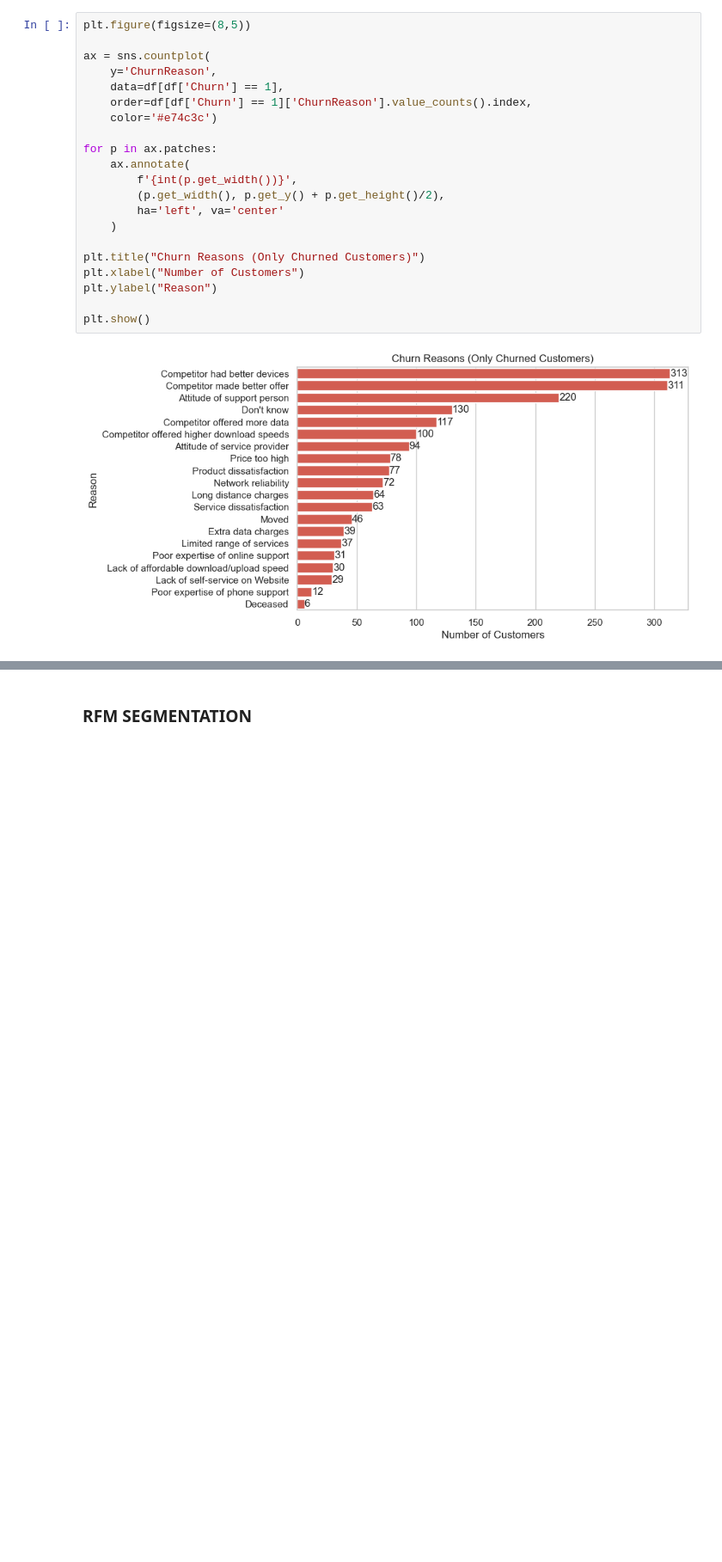
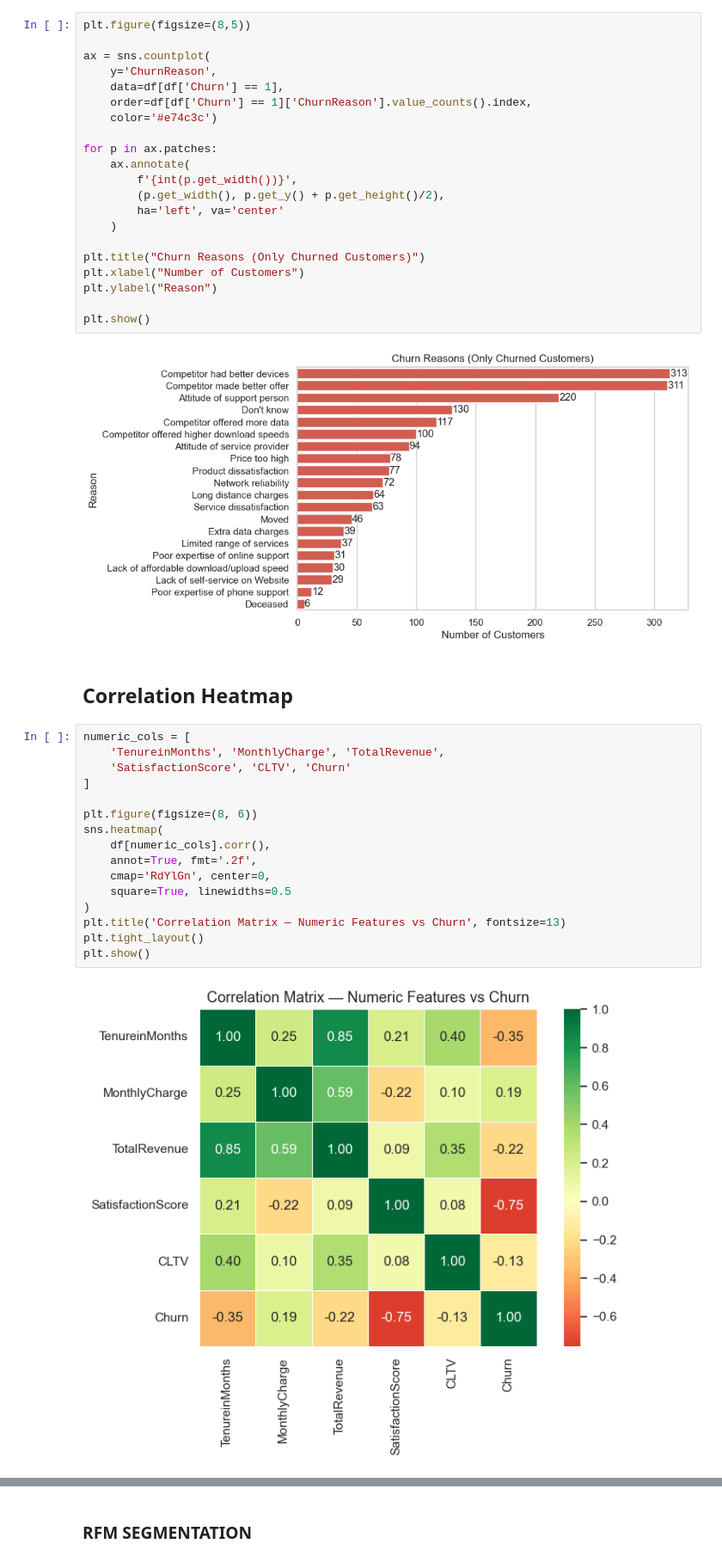
Before and after one commit to GouthamMantena/customer-churn-analysis, a Jupyter notebook: customer_churn_analysis.ipynb, the cells around one changed output, grey strips where cells are left out. Shown at 86% size. Cells and saved outputs as stored; diff of their text form; blank space fills up the shorter version.

```diff
--- a/customer_churn_analysis.ipynb
+++ b/customer_churn_analysis.ipynb
@@ -259,3 +279,23 @@ plt.ylabel("Reason")
 plt.show()
 # %% [output]
 [figure]
+# %% [markdown]
+## Correlation Heatmap
+# %%
+numeric_cols = [
+    'TenureinMonths', 'MonthlyCharge', 'TotalRevenue',
+    'SatisfactionScore', 'CLTV', 'Churn'
+]
+
+plt.figure(figsize=(8, 6))
+sns.heatmap(
+    df[numeric_cols].corr(),
+    annot=True, fmt='.2f',
+    cmap='RdYlGn', center=0,
+    square=True, linewidths=0.5
+)
+plt.title('Correlation Matrix — Numeric Features vs Churn', fontsize=13)
+plt.tight_layout()
+plt.show()
+# %% [output]
+[figure, added]
```
Also changed, not shown: parts of 35 cells of this notebook, 9 other files.
